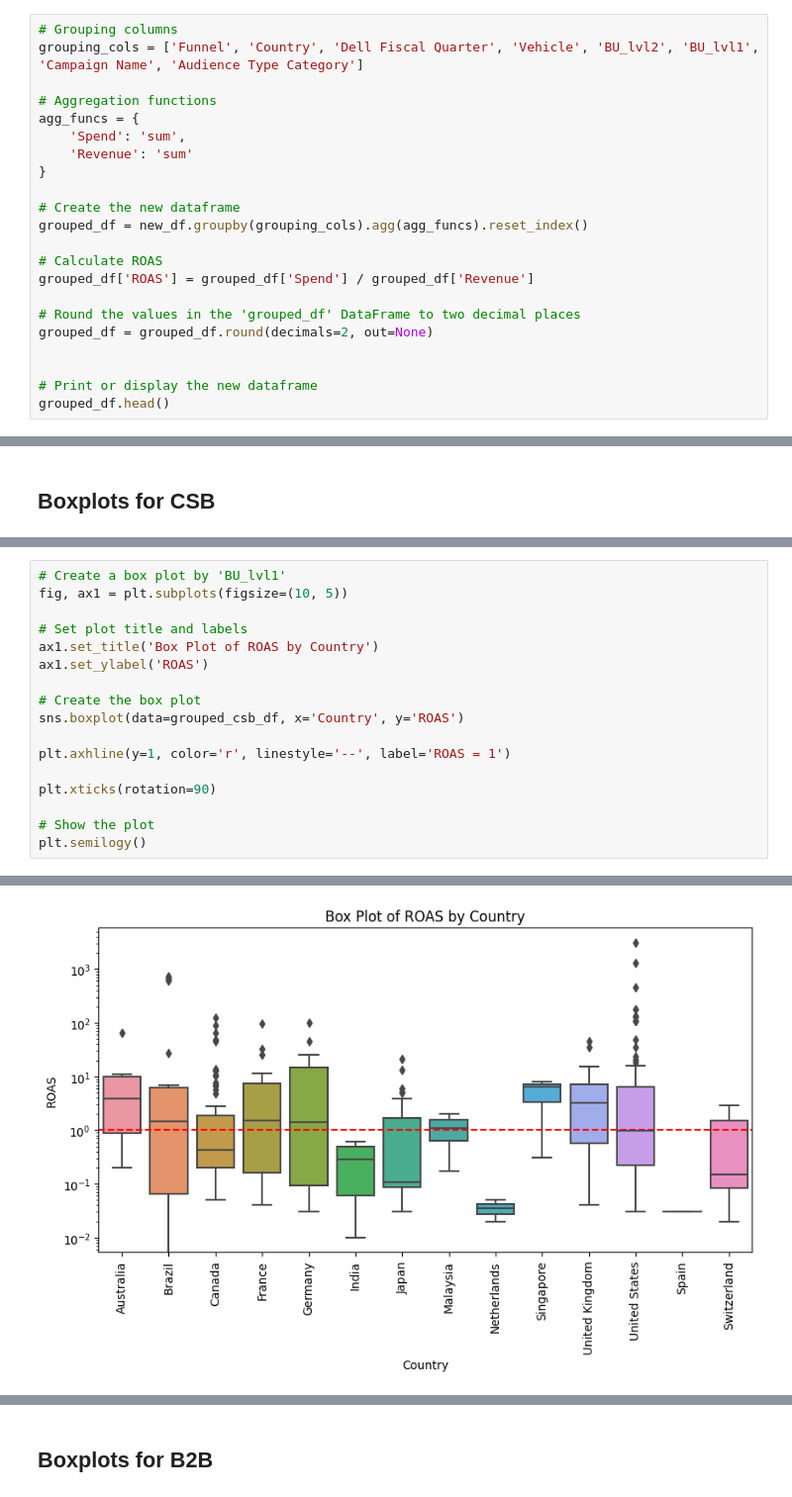
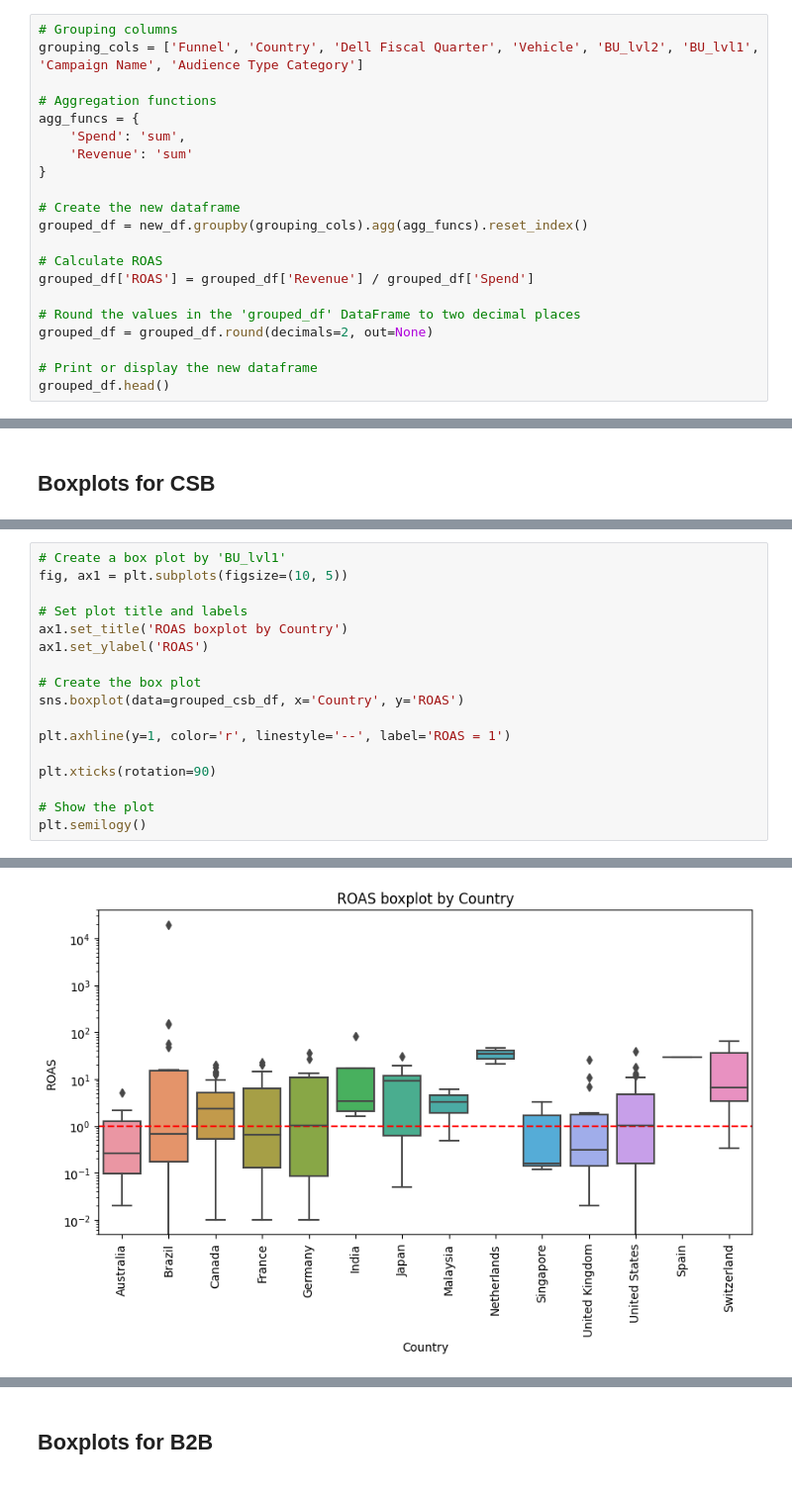
Before and after one commit to 0xrsfagundes/File-Manipulation, a Jupyter notebook: Audience Performance Analysis/ROAS Analysis.ipynb, the cells around one changed output, grey strips where cells are left out. Shown at 99% size. Drawn from its saved outputs; the diff is of its cells as text.

```diff
--- a/Audience Performance Analysis/ROAS Analysis.ipynb
+++ b/Audience Performance Analysis/ROAS Analysis.ipynb
@@ -79,12 +80,11 @@ agg_funcs = {
 grouped_df = new_df.groupby(grouping_cols).agg(agg_funcs).reset_index()
 
 # Calculate ROAS
-grouped_df['ROAS'] = grouped_df['Spend'] / grouped_df['Revenue']
+grouped_df['ROAS'] = grouped_df['Revenue'] / grouped_df['Spend']
 
 # Round the values in the 'grouped_df' DataFrame to two decimal places
 grouped_df = grouped_df.round(decimals=2, out=None)
 
-
 # Print or display the new dataframe
 grouped_df.head()
 # %% [output]
@@ -136,23 +136,23 @@ plt.semilogy()
 # %%
 # Create a box plot by 'BU_lvl1'
 fig, ax1 = plt.subplots(figsize=(10, 5))
 
 # Set plot title and labels
-ax1.set_title('Box Plot of ROAS by Country')
+ax1.set_title('ROAS boxplot by Country')
 ax1.set_ylabel('ROAS')
 
 # Create the box plot
 sns.boxplot(data=grouped_csb_df, x='Country', y='ROAS')
 
 plt.axhline(y=1, color='r', linestyle='--', label='ROAS = 1')
 
 plt.xticks(rotation=90)
 
 # Show the plot
 plt.semilogy()
 # %% [output]
 []
-[figure, old version]
+[figure, new version]
 # %%
 # Create a box plot by 'BU_lvl1'
 fig, ax1 = plt.subplots(figsize=(10, 5))
```
Also changed, not shown: parts of 12 cells of this notebook, 1 other file.
